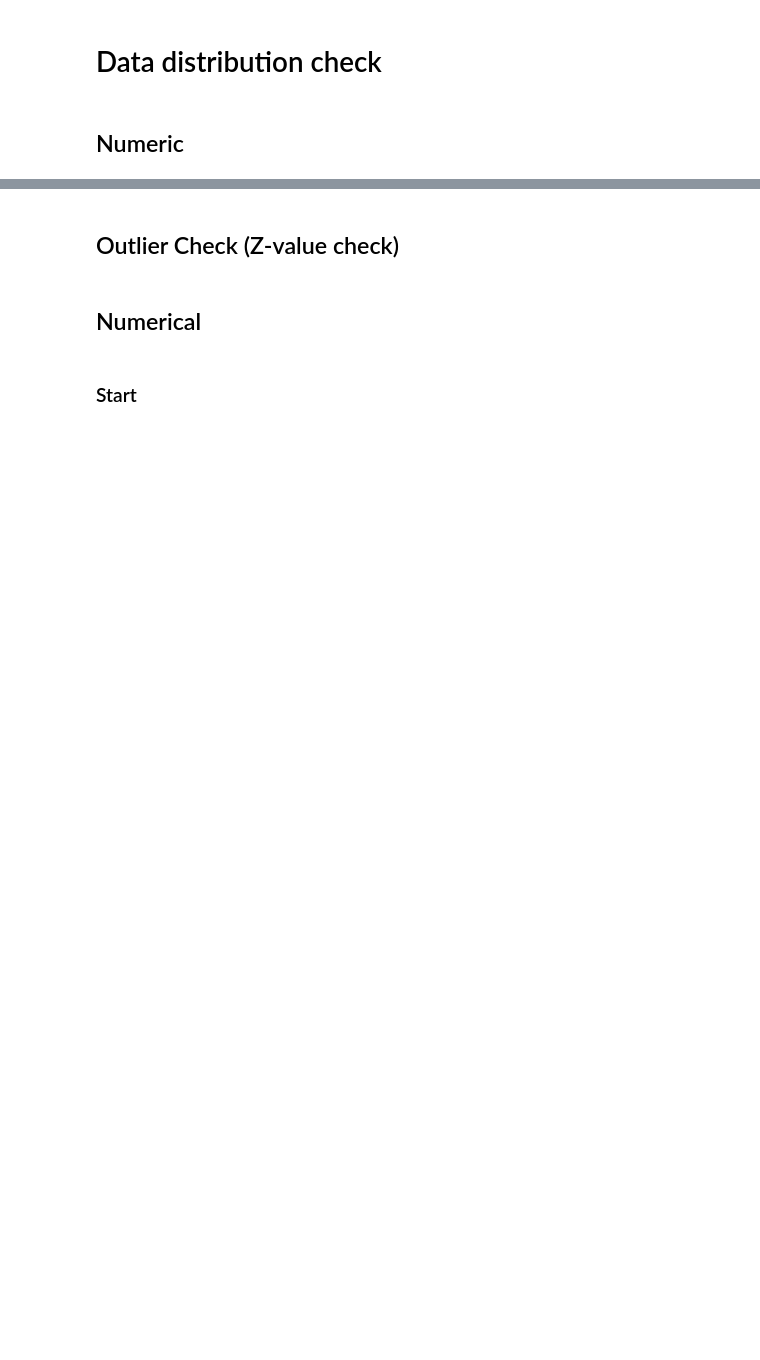
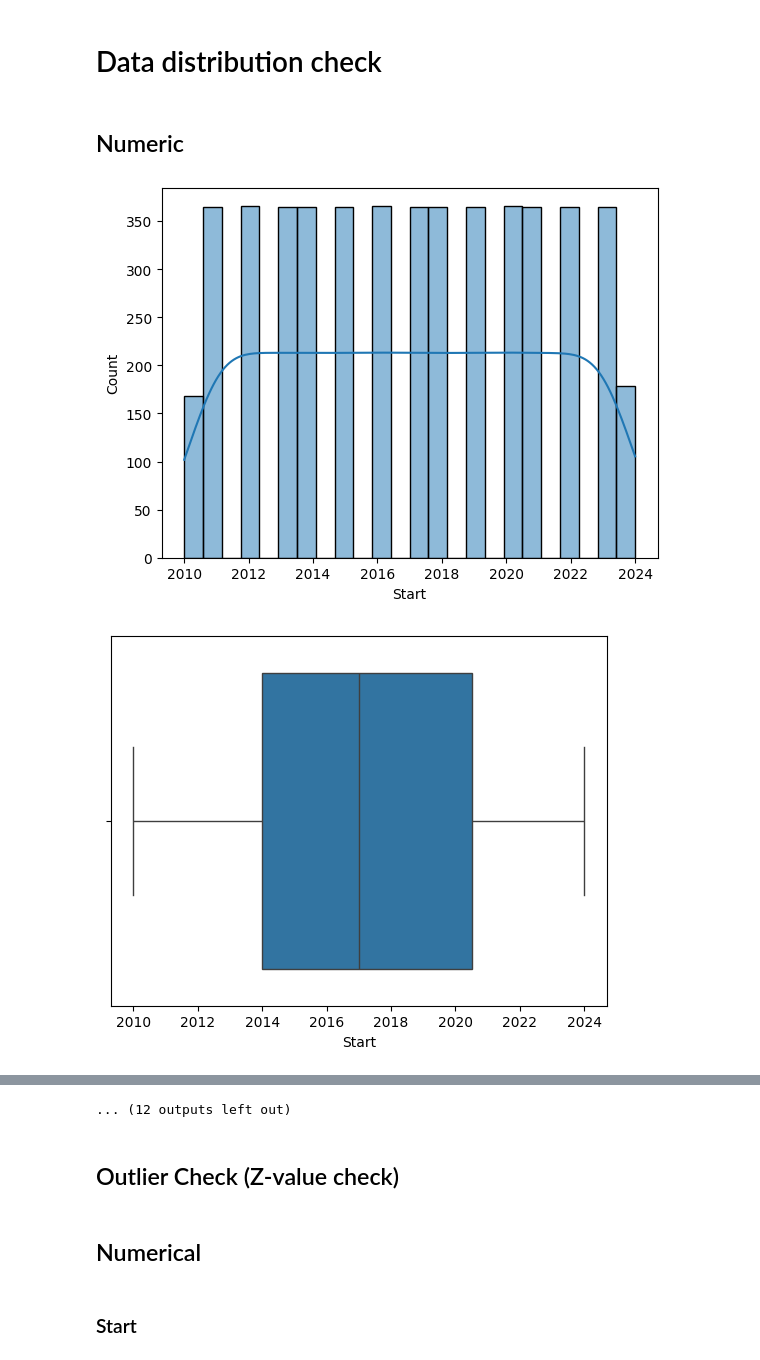
Before and after one commit to BrianHadianSTEI23/seleksi-I-lab-ai-2025-13523048-brian-hadian, a Jupyter notebook: src/main.ipynb, the cells around one changed output, grey strips where cells are left out. Saved outputs shown, nothing was run; the diff lists cells and outputs as text; code cells hidden in the pictures; blank space fills up the shorter version.

Commit message:
fix: lots of syntax error in eda, preprocess

```diff
--- a/src/main.ipynb
+++ b/src/main.ipynb
@@ -206,7 +284,7 @@ sns.histplot(df1["Open"], bins=60, kde=True)
 plt.show()
 
 # Boxplot
-sns.boxplot(x=df1["Open"], errors="coerce")
+sns.boxplot(x=df1["Open"])
 plt.show()
 
 # open
@@ -214,37 +292,40 @@ sns.histplot(df1["High"], bins=60, kde=True)
 plt.show()
 
 # Boxplot
-sns.boxplot(x=df1["High"], errors="coerce")
+sns.boxplot(x=df1["High"])
 plt.show()
 
 # open
 sns.histplot(df1["Low"], bins=60, kde=True)
 plt.show()
 
 # Boxplot
-sns.boxplot(x=df1["Low"], errors="coerce")
+sns.boxplot(x=df1["Low"])
 plt.show()
 
 # open
 sns.histplot(df1["Close"], bins=60, kde=True)
 plt.show()
 
 # Boxplot
-sns.boxplot(x=df1["Close"], errors="coerce")
+sns.boxplot(x=df1["Close"])
 plt.show()
 
 # open
 sns.histplot(df1["Volume"], bins=60, kde=True)
 plt.show()
 
 # Boxplot
-sns.boxplot(x=df1["Volume"], errors="coerce")
+sns.boxplot(x=df1["Volume"])
 plt.show()
 
 # open
 sns.histplot(df1["Market Cap"], bins=60, kde=True)
 plt.show()
 
 # Boxplot
-sns.boxplot(x=df1["Market Cap"], errors="coerce")
+sns.boxplot(x=df1["Market Cap"])
 plt.show()
+# %% [output]
+[figure, added]
+[figure, added]
@@ -251,3 +342,4 @@ plt.show()
+... (12 outputs left out)
 # %% [markdown]
 ## Outlier Check (Z-value check)
 # %% [markdown]
```
Also changed, not shown: parts of 26 cells of this notebook, 1 other file.
